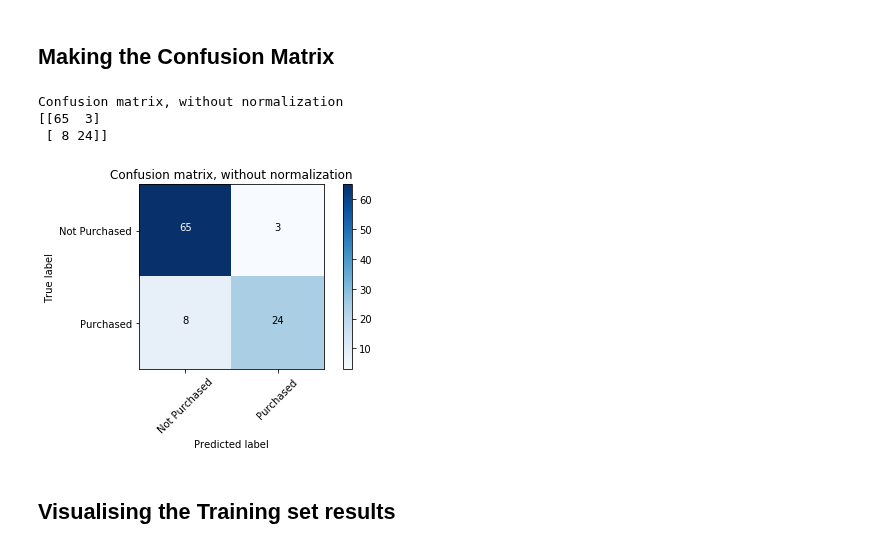
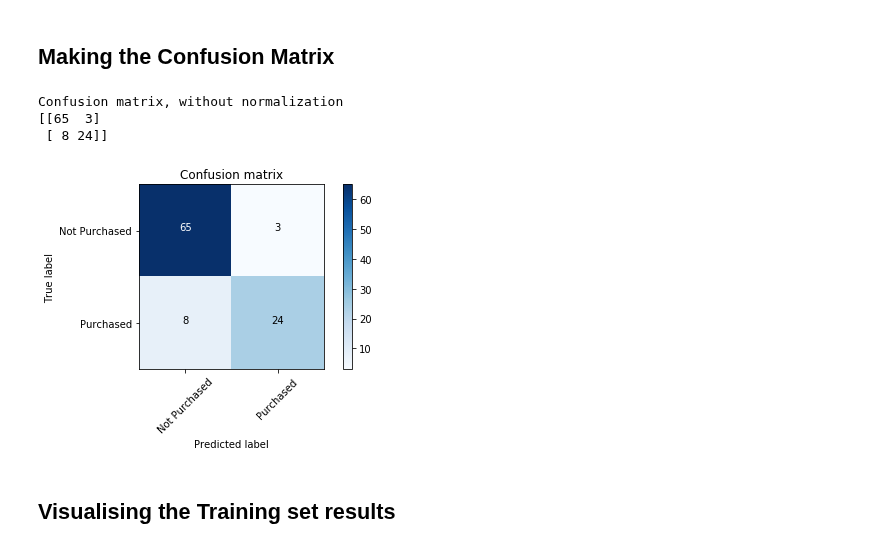
Before and after one commit to SamyaMaiti2012/datascience, a Jupyter notebook: udemy/Machine Learning A-Z/Part 3 - Classification/Section 14 - Logistic Regression/logistic_regression.ipynb, the cells around one changed output. Cells and saved outputs as stored; diff of their text form; code cells hidden in the pictures.

```diff
--- a/udemy/Machine Learning A-Z/Part 3 - Classification/Section 14 - Logistic Regression/logistic_regression.ipynb
+++ b/udemy/Machine Learning A-Z/Part 3 - Classification/Section 14 - Logistic Regression/logistic_regression.ipynb
@@ -134,12 +134,12 @@ def plot_confusion_matrix(cm, classes,
     plt.xlabel('Predicted label')
 # %%
 plot_confusion_matrix(cm, classes=['Not Purchased','Purchased'],
-                      title='Confusion matrix, without normalization')
+                      title='Confusion matrix')
 # %% [output]
 Confusion matrix, without normalization
 [[65  3]
  [ 8 24]]
-[figure, old version]
+[figure, new version]
 # %% [markdown]
 ## Visualising the Training set results
 # %%
```
Also changed, not shown: 4 other files.
